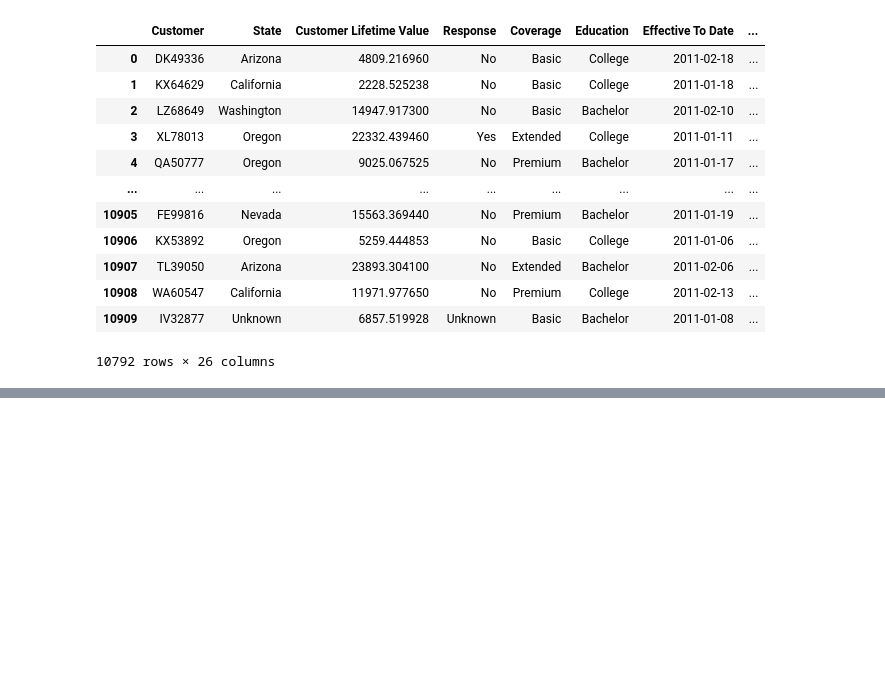
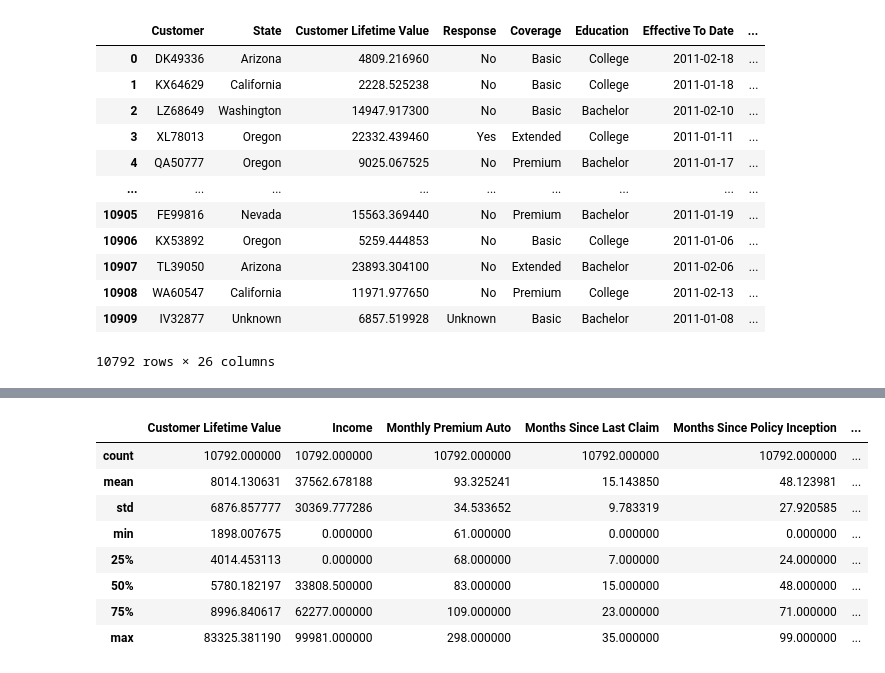
Before and after one commit to iamlex006/lab-customer-analysis-round-2, a Jupyter notebook: files_for_lab/csv_files/Cust_Analysis_Round_2.ipynb, the cells around one changed output, grey strips where cells are left out. Cells and saved outputs as stored; diff of their text form; code cells hidden in the pictures; blank space fills up the shorter version.

```diff
--- a/files_for_lab/csv_files/Cust_Analysis_Round_2.ipynb
+++ b/files_for_lab/csv_files/Cust_Analysis_Round_2.ipynb
@@ -344,0 +367,12 @@ data2[data2["Effective_month"]<4]
+# %%
+data2.describe()
+# %% [output]
+|  | Customer Lifetime Value | Income | Monthly Premium Auto | Months Since Last Claim | Months Since Policy Inception | ... |
+| count | 10792.000000 | 10792.000000 | 10792.000000 | 10792.000000 | 10792.000000 | ... |
+| mean | 8014.130631 | 37562.678188 | 93.325241 | 15.143850 | 48.123981 | ... |
+| std | 6876.857777 | 30369.777286 | 34.533652 | 9.783319 | 27.920585 | ... |
+| min | 1898.007675 | 0.000000 | 61.000000 | 0.000000 | 0.000000 | ... |
+| 25% | 4014.453113 | 0.000000 | 68.000000 | 7.000000 | 24.000000 | ... |
+| 50% | 5780.182197 | 33808.500000 | 83.000000 | 15.000000 | 48.000000 | ... |
+| 75% | 8996.840617 | 62277.000000 | 109.000000 | 23.000000 | 71.000000 | ... |
+| max | 83325.381190 | 99981.000000 | 298.000000 | 35.000000 | 99.000000 | ... |
```
Also changed, not shown: parts of 23 cells of this notebook, 1 other file.
